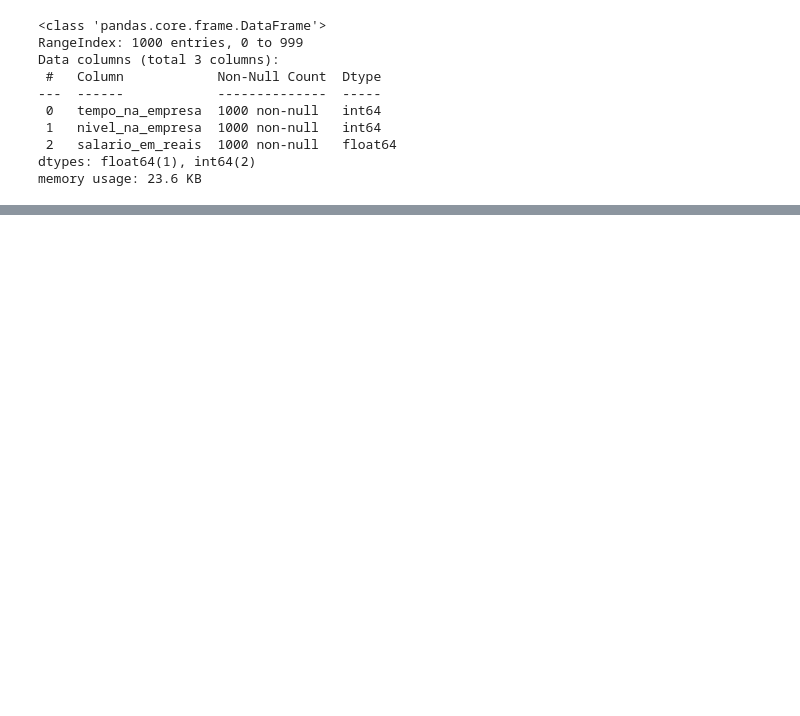
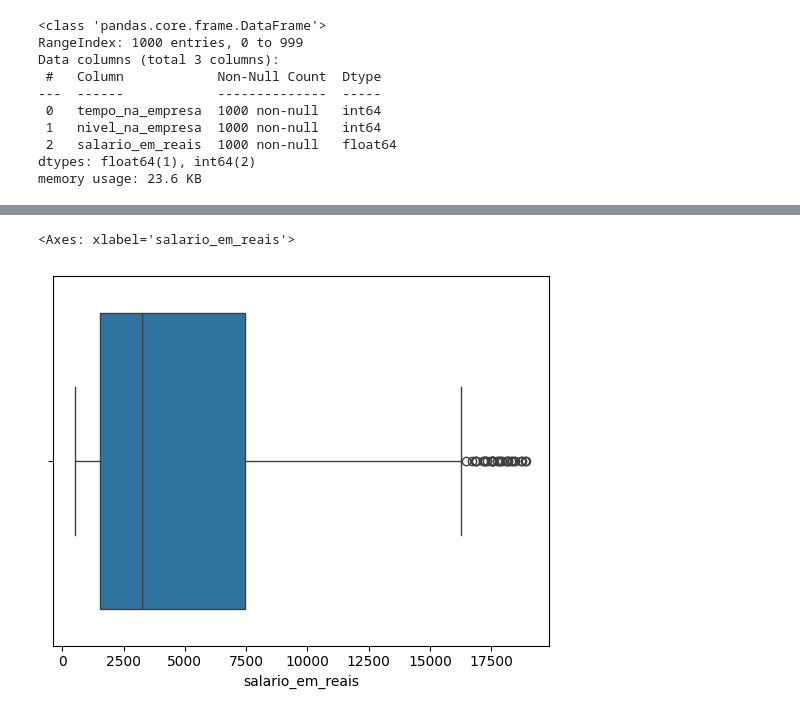
Before and after one commit to offellipe/regressao_polinomial, a Jupyter notebook: modelo_salarios.ipynb, the cells around one changed output, grey strips where cells are left out. Drawn from its saved outputs; the diff is of its cells as text; code cells hidden in the pictures; blank space fills up the shorter version.

```diff
--- a/modelo_salarios.ipynb
+++ b/modelo_salarios.ipynb
@@ -31,0 +85,5 @@ df_salario_bucketing = df_salario.copy()
+# %%
+sns.boxplot(data=df_salario_eda, x='salario_em_reais')
+# %% [output]
+<Axes: xlabel='salario_em_reais'>
+[figure, added]
```
Also changed, not shown: parts of 7 cells of this notebook.
